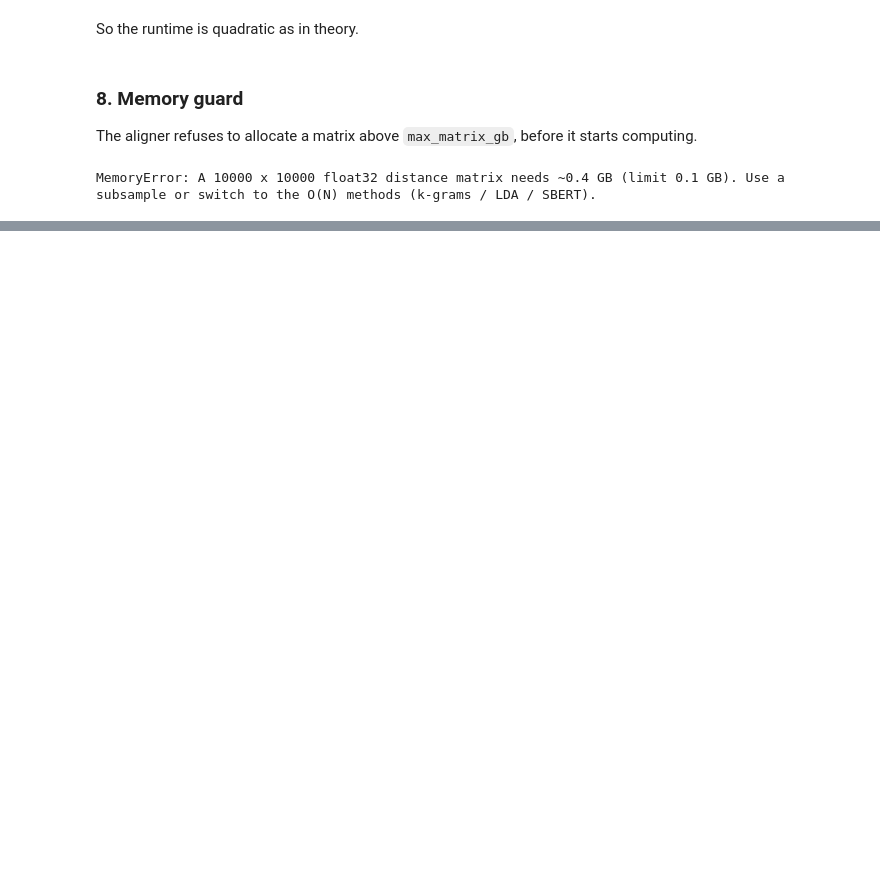
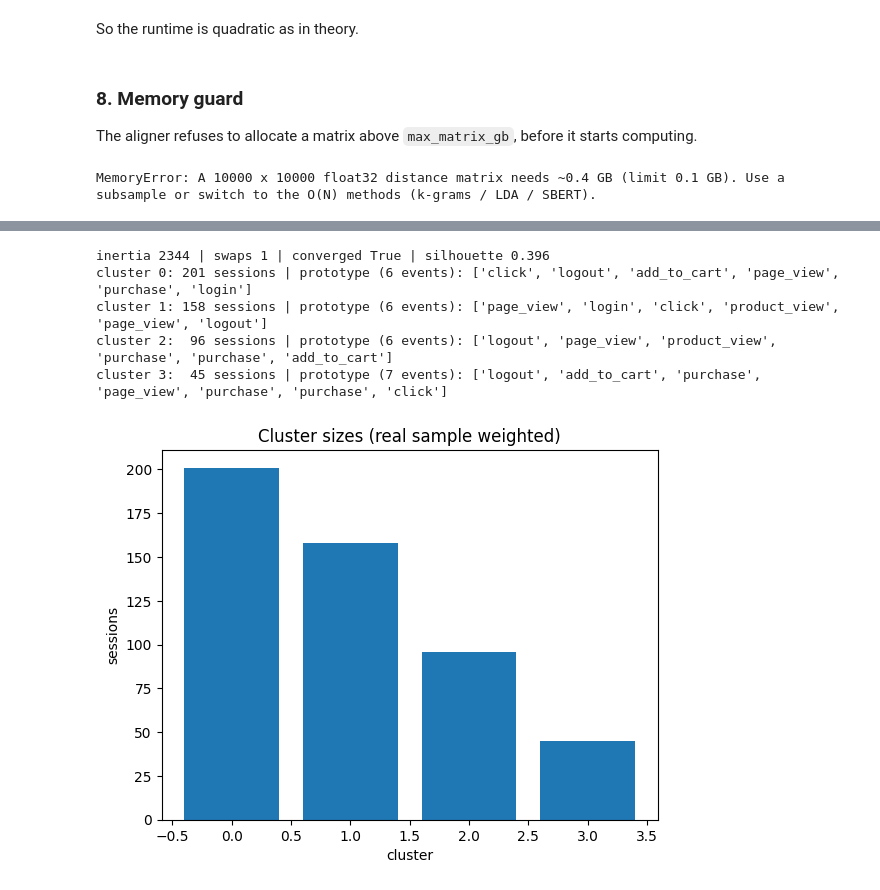
Before and after one commit to javixfdez/User_Journey_Analysis_Library, a Jupyter notebook: notebooks/v0_jupyter_aligner_test.ipynb, the cells around one changed output, grey strips where cells are left out. Saved outputs shown, nothing was run; the diff lists cells and outputs as text; code cells hidden in the pictures; blank space fills up the shorter version.

```diff
--- a/notebooks/v0_jupyter_aligner_test.ipynb
+++ b/notebooks/v0_jupyter_aligner_test.ipynb
@@ -228,7 +255,7 @@ Stages follow Kinjo (2025): pre-purchase, purchase, post-purchase. Here the purc
 STAGES = {"login": "pre", "page_view": "pre", "product_view": "pre", "click": "pre",
           "add_to_cart": "pre", "purchase": "purchase", "logout": "post"}
 
-aligner_w = BaselineAligner("weighted", stage_weights={"purchase": 3.0}, event_to_stage=STAGES)
+aligner_w = BaselineAligner("weighted", stage_weights={"purchase": 4.0}, event_to_stage=STAGES)
 D_w = aligner_w.fit_distance_matrix(sample)
 upper_w = D_w[np.triu_indices_from(D_w, k=1)]
 
@@ -282,0 +377,17 @@ MemoryError: A 10000 x 10000 float32 distance matrix needs ~0.4 GB (limit 0.1 GB
+# %%
+res = aligner_w.extract_prototypes(k=4)
+
+print(f"inertia {res['inertia']:.0f} | swaps {res['n_iter']} | converged {res['converged']} "
+      f"| silhouette {aligner_w.silhouette_score():.3f}")
+for c, (size, proto) in enumerate(zip(res["sizes"], res["prototypes"])):
+    print(f"cluster {c}: {size:>3} sessions | prototype ({len(proto)} events): {proto}")
+
+plt.bar(range(4), res["sizes"]); plt.xlabel("cluster"); plt.ylabel("sessions")
+plt.title("Cluster sizes (real sample weighted)"); plt.show()
+# %% [output]
+inertia 2344 | swaps 1 | converged True | silhouette 0.396
+cluster 0: 201 sessions | prototype (6 events): ['click', 'logout', 'add_to_cart', 'page_view', 'purchase', 'login']
+cluster 1: 158 sessions | prototype (6 events): ['page_view', 'login', 'click', 'product_view', 'page_view', 'logout']
+cluster 2:  96 sessions | prototype (6 events): ['logout', 'page_view', 'product_view', 'purchase', 'purchase', 'add_to_cart']
+cluster 3:  45 sessions | prototype (7 events): ['logout', 'add_to_cart', 'purchase', 'page_view', 'purchase', 'purchase', 'click']
+[figure, added]
```
Also changed, not shown: parts of 26 cells of this notebook, 8 other files.
